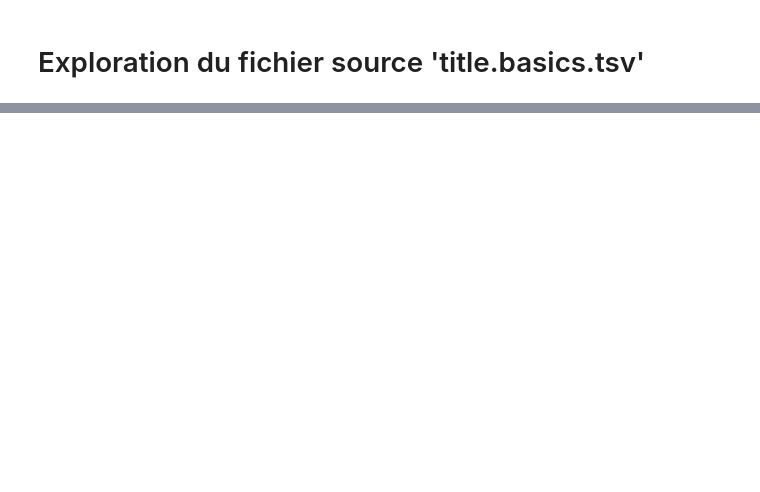
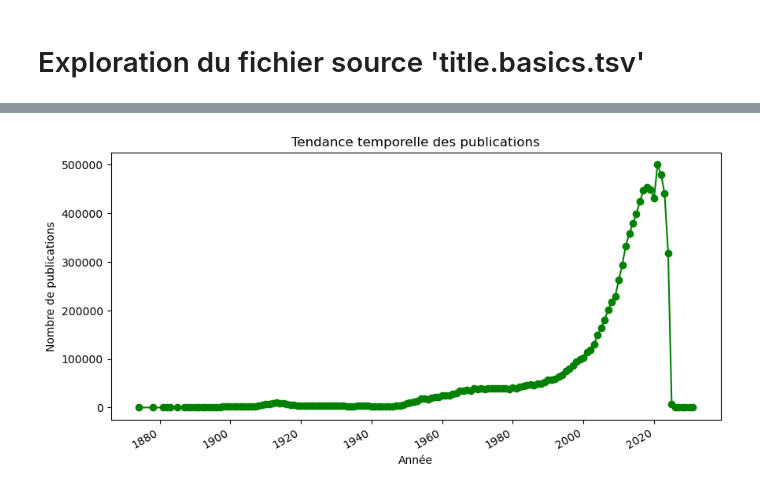
Before and after one commit to jpvt-data/AlgoCinema, a Jupyter notebook: exploration/exploration_title_basics.ipynb, the cells around one changed output, grey strips where cells are left out. Cells and saved outputs as stored; diff of their text form; code cells hidden in the pictures; blank space fills up the shorter version.

```diff
--- a/exploration/exploration_title_basics.ipynb
+++ b/exploration/exploration_title_basics.ipynb
@@ -95,0 +248,14 @@ Brouillon :
+# %%
+# Analyse des séries temporelles
+
+# Grouper par année et calculer le nombre d'occurrences
+yearly_counts = df_title_basics.groupby('startYear').size()
+
+# Visualisation
+yearly_counts.plot(kind='line', figsize=(10, 5), marker='o', color='green')
+plt.title("Tendance temporelle des publications")
+plt.xlabel("Année")
+plt.ylabel("Nombre de publications")
+plt.show()
+# %% [output]
+[figure, added]
```
Also changed, not shown: parts of 20 cells of this notebook, 1 other file.
